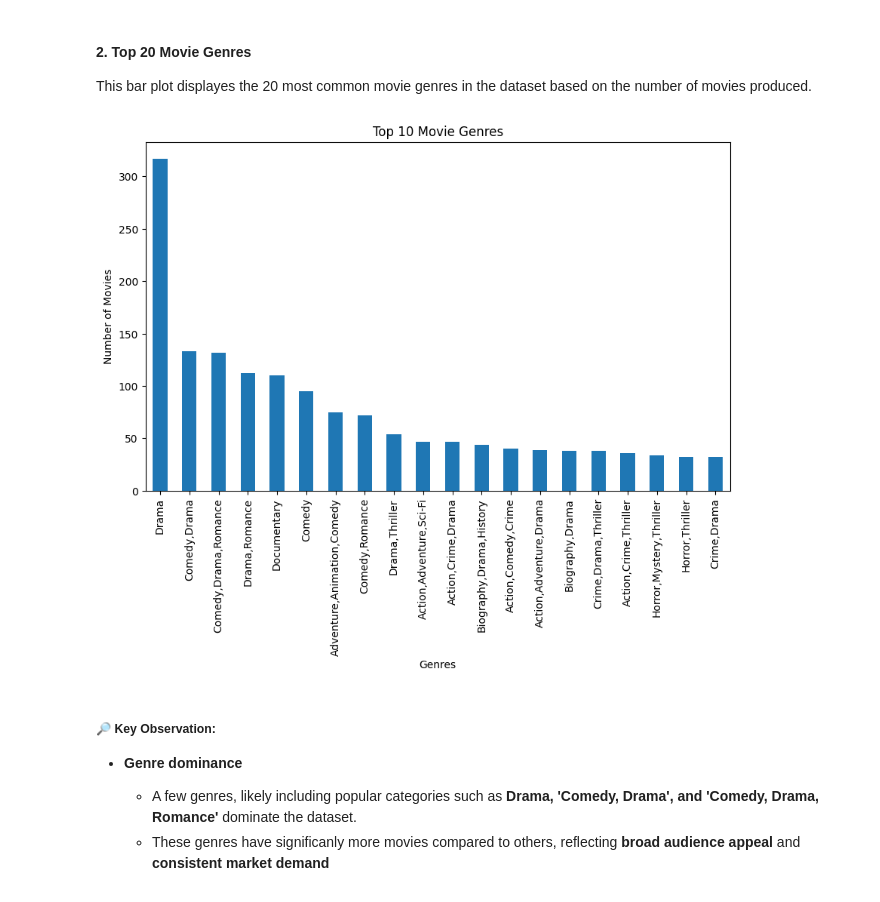
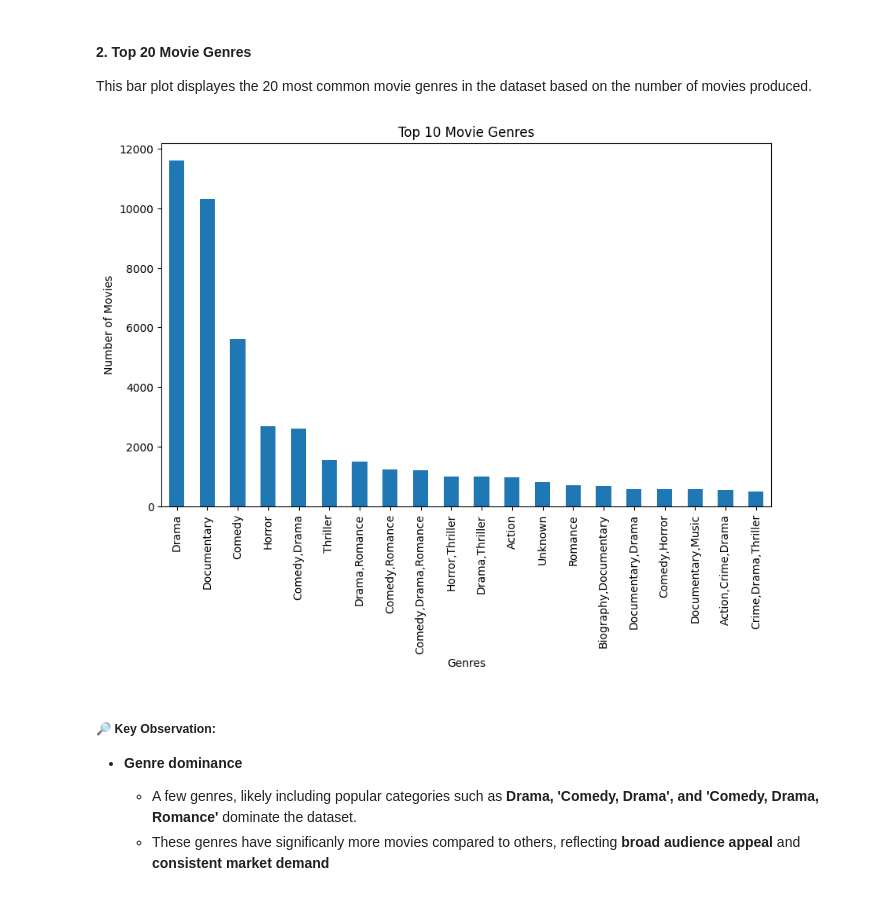
Before and after one commit to Patricknmaina/dsc-phase-2-project, a Jupyter notebook: index.ipynb, the cells around one changed output. Drawn from its saved outputs; the diff is of its cells as text; code cells hidden in the pictures.

```diff
--- a/index.ipynb
+++ b/index.ipynb
@@ -646,13 +646,13 @@ This bar plot displayes the 20 most common movie genres in the dataset based on
 # %%
 # bar plot of genre popularity
 plt.figure(figsize=(10, 6))
-final_df['genres'].value_counts().head(20).plot(kind='bar')
+movie_df['genres'].value_counts().head(20).plot(kind='bar')
 plt.title('Top 10 Movie Genres')
 plt.xlabel('Genres')
 plt.ylabel('Number of Movies')
 plt.show()
 # %% [output]
-[figure, old version]
+[figure, new version]
 # %% [markdown]
 ##### 🔎 **Key Observation**:
 - **Genre dominance**
```
Also changed, not shown: parts of 3 cells of this notebook.
